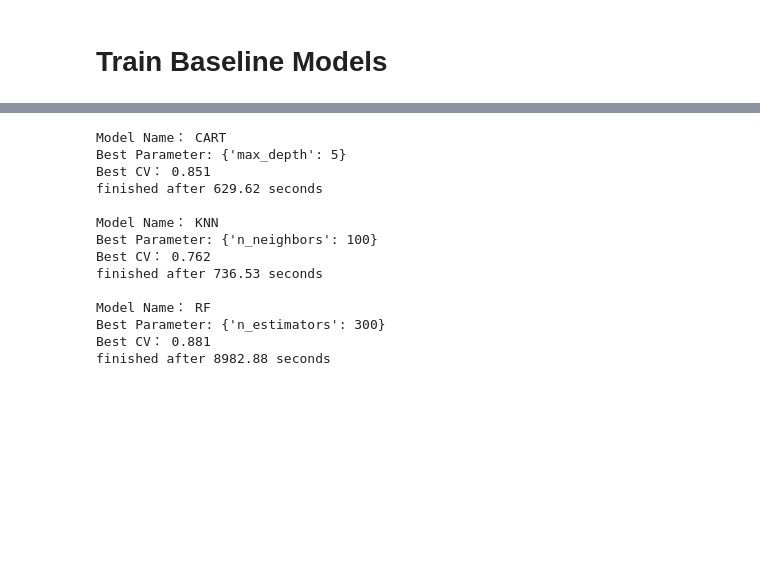
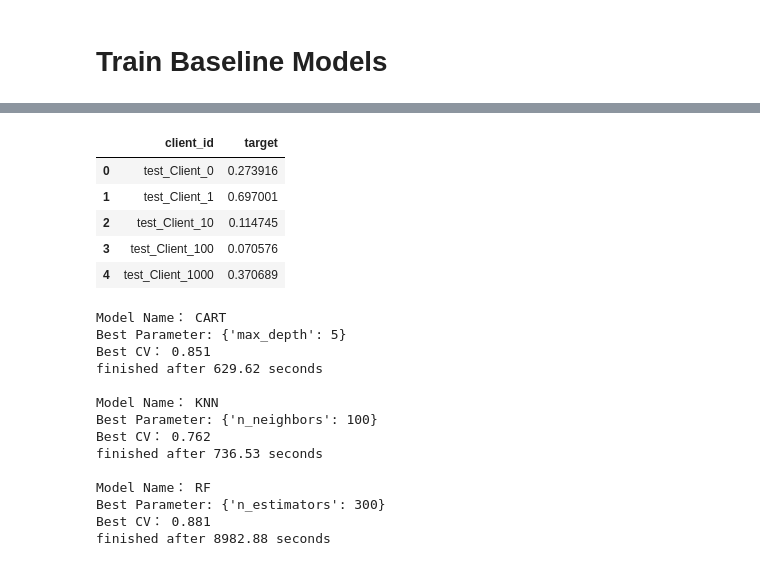
Before and after one commit to jcen1/Fraud-Detection-in-Electricity-and-Gas-Consumption-Challenge, a Jupyter notebook: Notebooks/machine_learning_fraud.ipynb, the cells around one changed output, grey strips where cells are left out. Drawn from its saved outputs; the diff is of its cells as text; code cells hidden in the pictures; blank space fills up the shorter version.

```diff
--- a/Notebooks/machine_learning_fraud.ipynb
+++ b/Notebooks/machine_learning_fraud.ipynb
@@ -501,7 +549,7 @@ invoice_range_group = invoice_range_group.reset_index()
 # %% [markdown]
 # Combine All Features
 # %%
-df_list = [base, count_group, invoice_range_group, tarif_group,statue_group,code_group, rem_group]
+df_list = [base, count_group, invoice_range_group, tarif_group,statue_group,code_group, rem_group,invoice_agg]
 final = df_list[0]
 for df_ in df_list[1:]:
     final = final.merge(df_, how='left',on='client_id')
@@ -583,0 +637,6 @@ train_df.drop('target',axis=1,inplace=True)
+# %%
+light_GBM =Pipeline([
+
+    ('model', LGBMClassifier(boosting_type='gbdt',class_weight='balanced',))
+])
+light_GBM.fit(train_df, target)
@@ -583,0 +653,24 @@ train_df.drop('target',axis=1,inplace=True)
+# %%
+fraud_predictions = light_GBM.predict_proba(test_df)
+
+
+fraud_predictions = fraud_predictions[:, 1]
+# %%
+preds = pd.DataFrame(fraud_predictions, columns=['target'])
+preds.head()
+sub_client_id = client_test['client_id']
+submission = pd.DataFrame(
+    {
+        'client_id': sub_client_id,
+        'target': preds['target']
+    }
+)
+
+submission.head()
+# %% [output]
+|  | client_id | target |
+| 0 | test_Client_0 | 0.273916 |
+| 1 | test_Client_1 | 0.697001 |
+| 2 | test_Client_10 | 0.114745 |
+| 3 | test_Client_100 | 0.070576 |
+| 4 | test_Client_1000 | 0.370689 |
```
Also changed, not shown: parts of 16 cells of this notebook, 4 other files.
